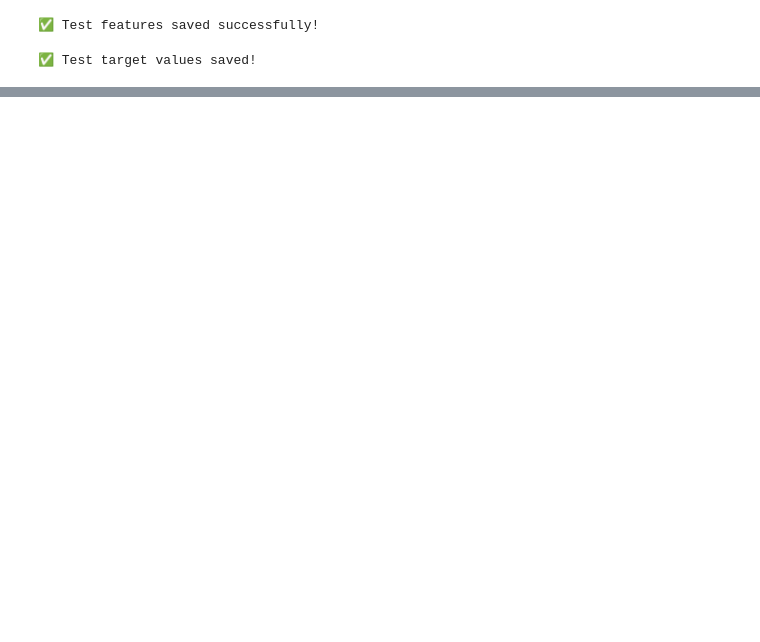
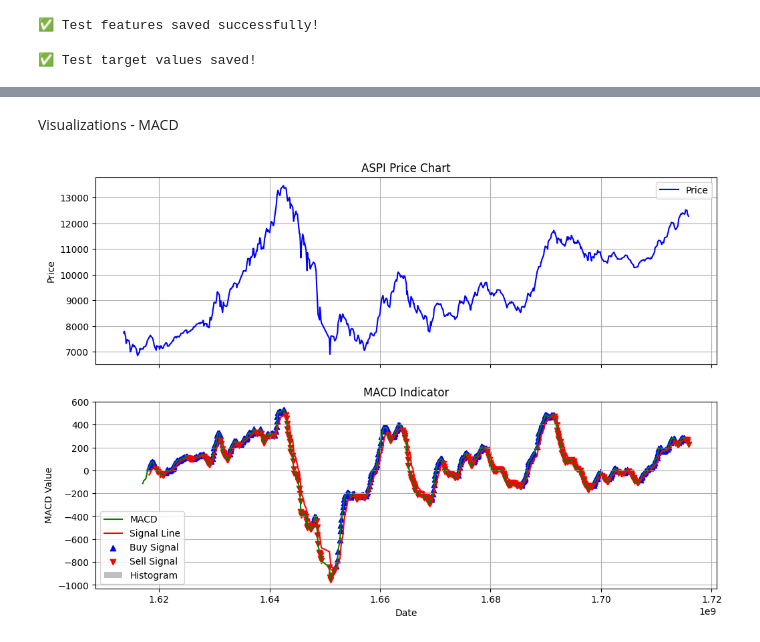
Before and after one commit to DenuraTHEbest/InvestHere, a Jupyter notebook: aspiFinal2.ipynb, the cells around one changed output, grey strips where cells are left out. Saved outputs shown, nothing was run; the diff lists cells and outputs as text; code cells hidden in the pictures; blank space fills up the shorter version.

```diff
--- a/aspiFinal2.ipynb
+++ b/aspiFinal2.ipynb
@@ -229,0 +282,37 @@ files.download('/content/drive/My Drive/aspi_test_targets.csv')
+# %% [markdown]
+Visualizations - MACD
+# %%
+import matplotlib.pyplot as plt
+
+# Create a figure with two subplots (Price & MACD)
+fig, ax = plt.subplots(2, figsize=(12, 8), sharex=True)
+
+# --- Price Chart ---
+ax[0].plot(merged_data['Date'], merged_data['Price'], label='Price', color='blue')
+ax[0].set_title('ASPI Price Chart')
+ax[0].set_ylabel('Price')
+ax[0].legend()
+ax[0].grid()
+
+# --- MACD & Signal Line ---
+ax[1].plot(merged_data['Date'], merged_data['MACD'], label='MACD', color='green')
+ax[1].plot(merged_data['Date'], merged_data['MACD_Signal'], label='Signal Line', color='red')
+ax[1].bar(merged_data['Date'], merged_data['MACD_Histogram'], label='Histogram', color='gray', alpha=0.5)
+
+# Highlight Buy/Sell signals
+buy_signals = merged_data[merged_data['MACD'] > merged_data['MACD_Signal']]
+sell_signals = merged_data[merged_data['MACD'] < merged_data['MACD_Signal']]
+
+ax[1].scatter(buy_signals['Date'], buy_signals['MACD'], color='blue', label='Buy Signal', marker='^', alpha=1)
+ax[1].scatter(sell_signals['Date'], sell_signals['MACD'], color='red', label='Sell Signal', marker='v', alpha=1)
+
+ax[1].set_title('MACD Indicator')
+ax[1].set_ylabel('MACD Value')
+ax[1].legend()
+ax[1].grid()
+
+# Show the plot
+plt.xlabel('Date')
+plt.show()
+# %% [output]
+[figure, added]
```
Also changed, not shown: parts of 4 cells of this notebook.
